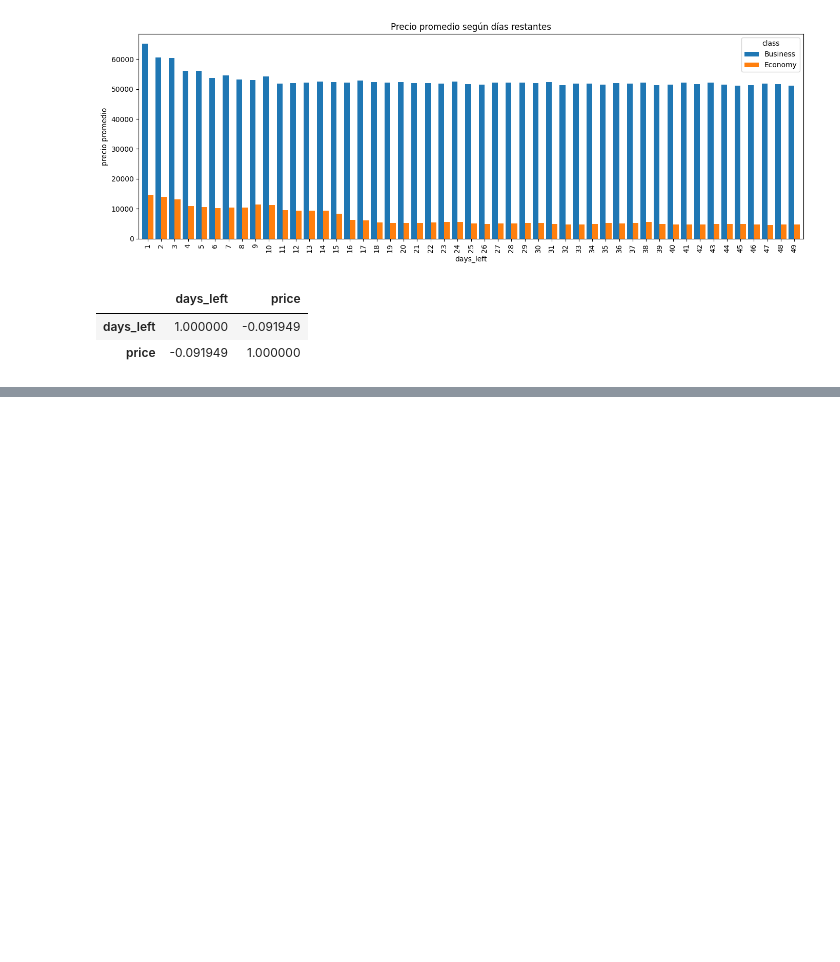
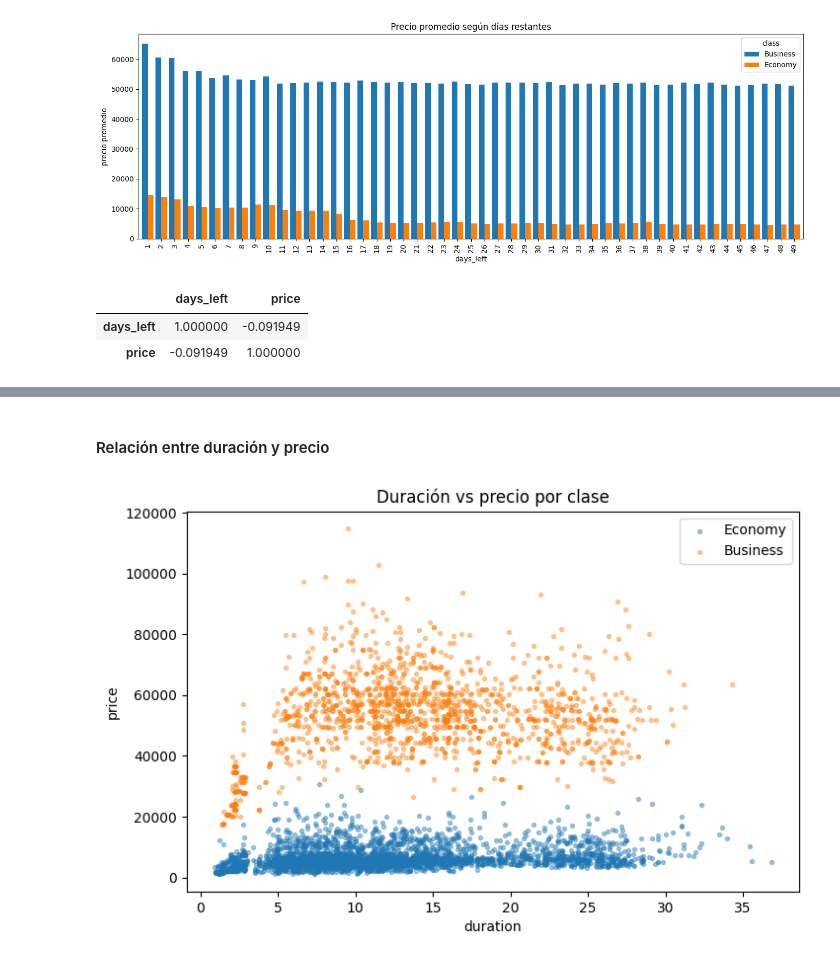
Before and after one commit to Jacogz/ML2026-2, a Jupyter notebook: Workshops/Workshop2/Regression.ipynb, the cells around one changed output, grey strips where cells are left out. Cells and saved outputs as stored; diff of their text form; code cells hidden in the pictures; blank space fills up the shorter version.

```diff
--- a/Workshops/Workshop2/Regression.ipynb
+++ b/Workshops/Workshop2/Regression.ipynb
@@ -249,0 +289,16 @@ df[["days_left", "price"]].corr()
+# %% [markdown]
+#### Relación entre duración y precio
+# %%
+muestra = df.sample(5000, random_state=42)
+
+fig, ax = plt.subplots(figsize=(8, 5))
+for c in muestra["class"].unique():
+    sub = muestra[muestra["class"] == c]
+    ax.scatter(sub["duration"], sub["price"], s=8, alpha=0.4, label=c)
+ax.set_xlabel("duration")
+ax.set_ylabel("price")
+ax.set_title("Duración vs precio por clase")
+ax.legend()
+plt.show()
+# %% [output]
+[figure, added]
```
Also changed, not shown: parts of 41 cells of this notebook.
